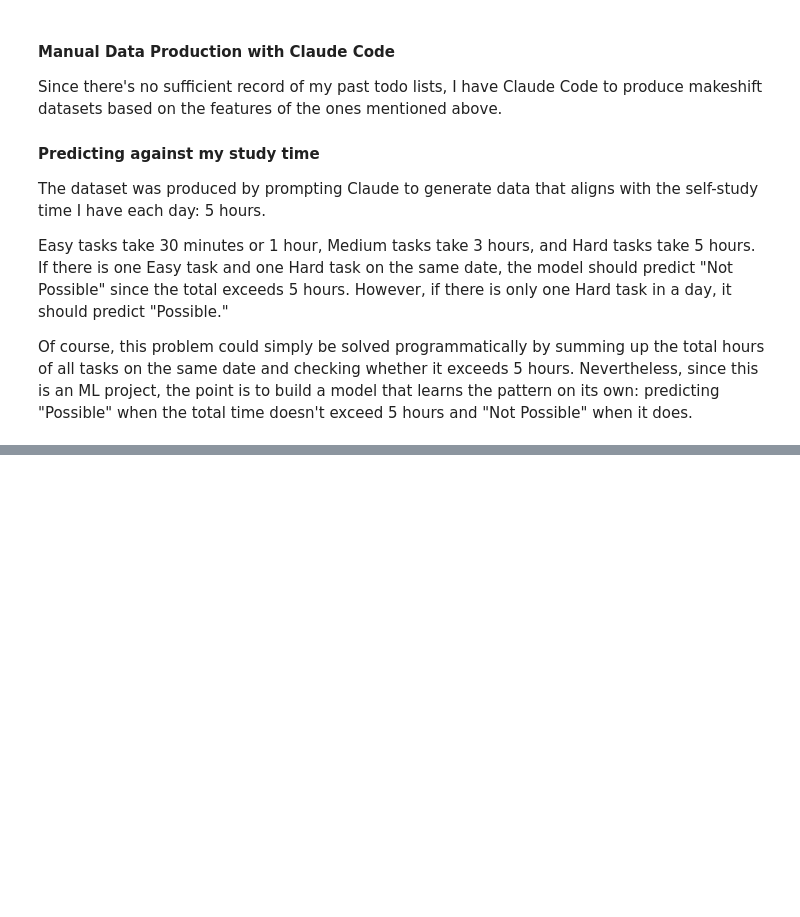
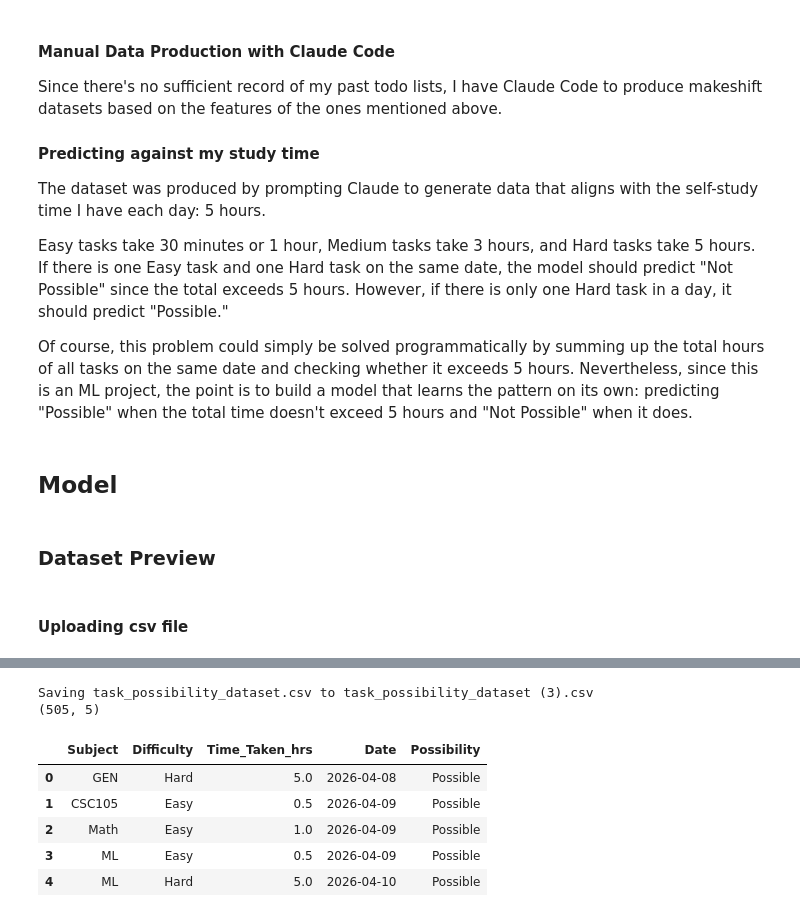
Before and after one commit to wunnakueleon/Machine-Learning, a Jupyter notebook: Wunna's_ToDo_List_Reality_Check.ipynb, the cells around one changed output, grey strips where cells are left out. Cells and saved outputs as stored; diff of their text form; code cells hidden in the pictures; blank space fills up the shorter version.

```diff
--- a/Wunna's_ToDo_List_Reality_Check.ipynb
+++ b/Wunna's_ToDo_List_Reality_Check.ipynb
@@ -45,3 +45,18 @@ The dataset was produced by prompting Claude to generate data that aligns with t
 Easy tasks take 30 minutes or 1 hour, Medium tasks take 3 hours, and Hard tasks take 5 hours. If there is one Easy task and one Hard task on the same date, the model should predict "Not Possible" since the total exceeds 5 hours. However, if there is only one Hard task in a day, it should predict "Possible."
 
 Of course, this problem could simply be solved programmatically by summing up the total hours of all tasks on the same date and checking whether it exceeds 5 hours. Nevertheless, since this is an ML project, the point is to build a model that learns the pattern on its own: predicting "Possible" when the total time doesn't exceed 5 hours and "Not Possible" when it does.
+# %% [markdown]
+## Model
+# %% [markdown]
+### Dataset Preview
+# %% [markdown]
+#### Uploading csv file
+# %%
+from google.colab import files
+uploaded = files.upload()  # select task_feasibility_dataset.csv
+
+import pandas as pd
+df = pd.read_csv("task_possibility_dataset.csv")
+print(df.shape)
+df.head()
+# %% [output]
@@ -47,0 +64,8 @@ Of course, this problem could simply be solved programmatically by summing up th
+Saving task_possibility_dataset.csv to task_possibility_dataset (3).csv
+(505, 5)
+|  | Subject | Difficulty | Time_Taken_hrs | Date | Possibility |
+| 0 | GEN | Hard | 5.0 | 2026-04-08 | Possible |
+| 1 | CSC105 | Easy | 0.5 | 2026-04-09 | Possible |
+| 2 | Math | Easy | 1.0 | 2026-04-09 | Possible |
+| 3 | ML | Easy | 0.5 | 2026-04-09 | Possible |
+| 4 | ML | Hard | 5.0 | 2026-04-10 | Possible |
```
Also changed, not shown: parts of 25 cells of this notebook.
